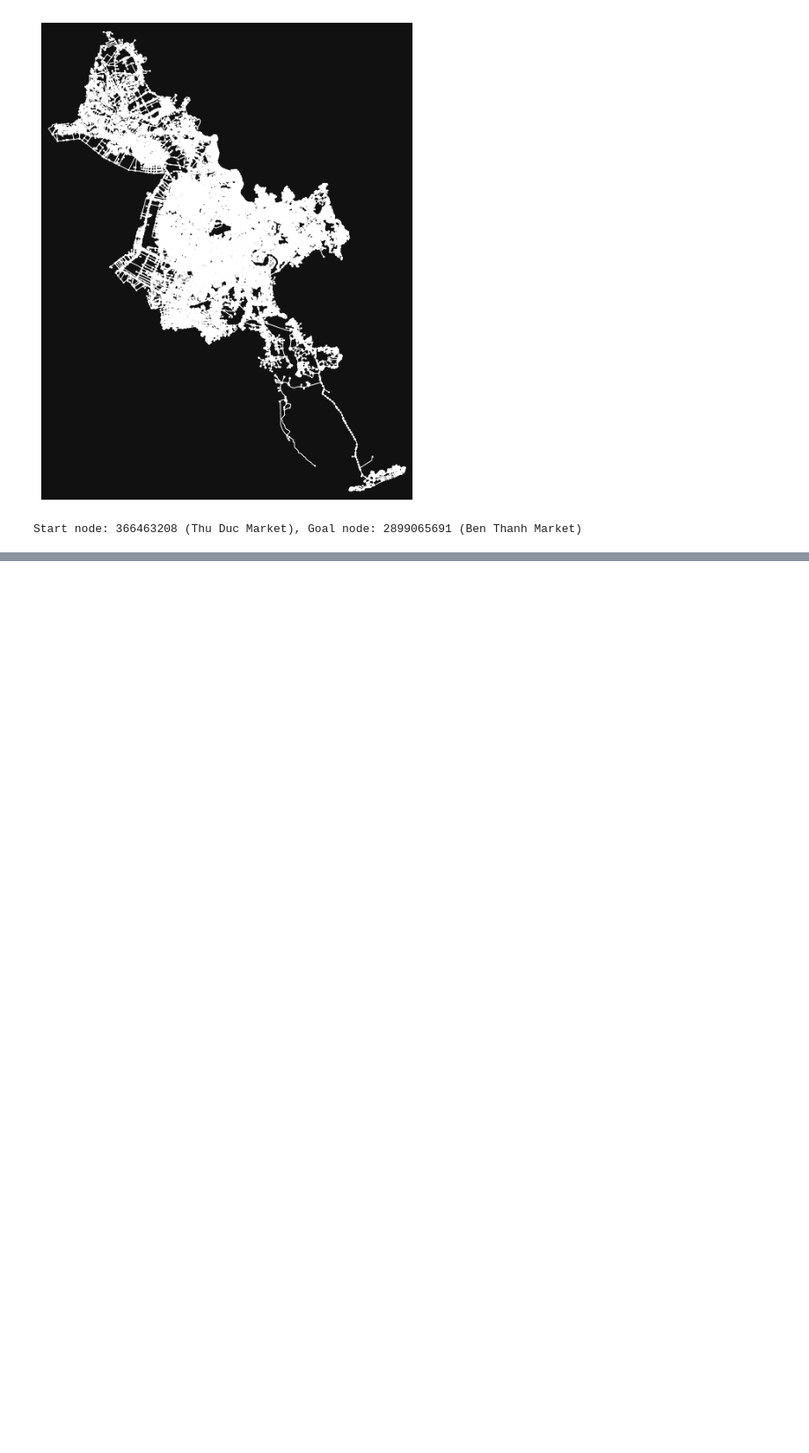
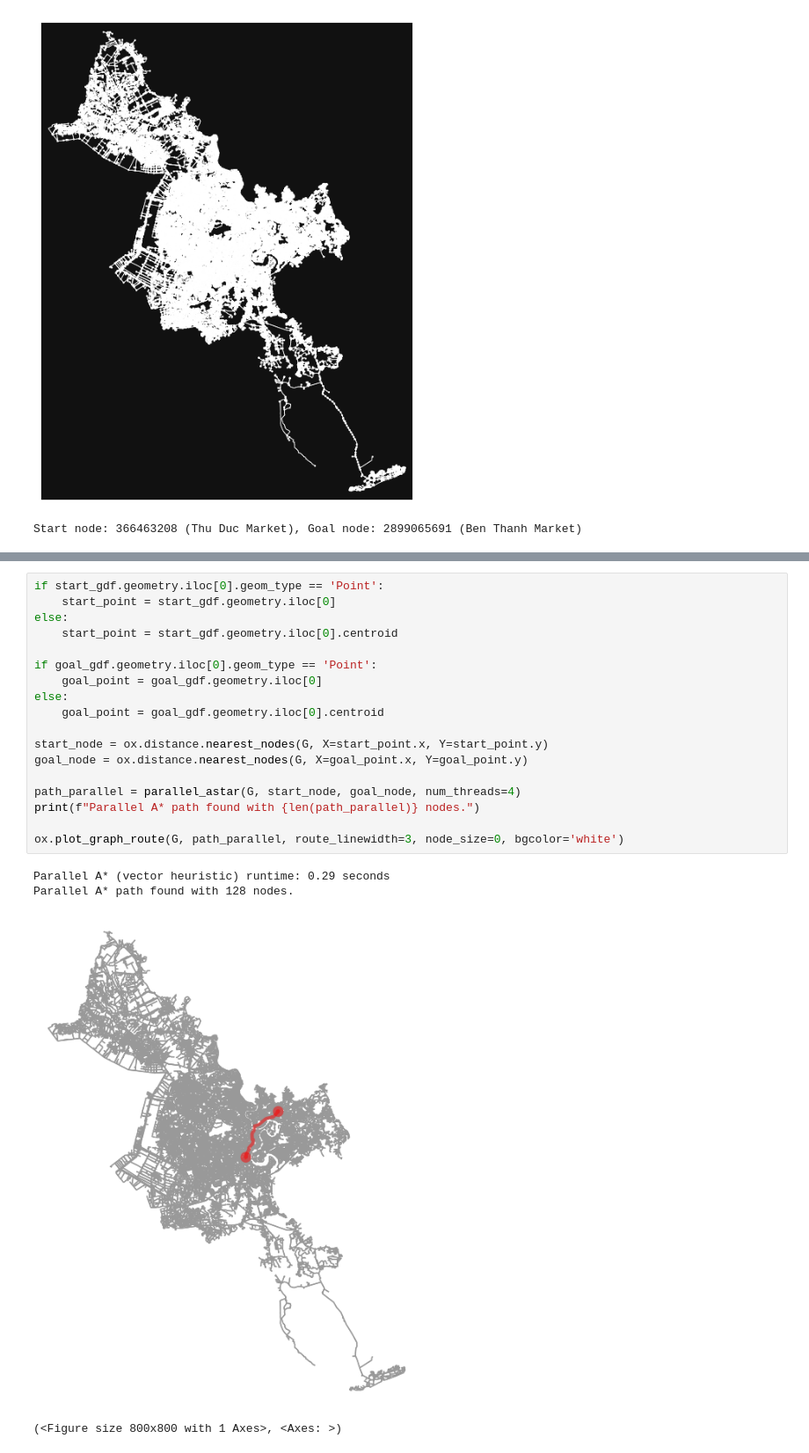
Before and after one commit to v-diepttn147/ParallelComputingA2, a Jupyter notebook: parallel_astar.ipynb, the cells around one changed output, grey strips where cells are left out. Shown: that part at 88% size. Saved outputs shown, nothing was run; the diff lists cells and outputs as text; blank space fills up the shorter version.

```diff
--- a/parallel_astar.ipynb
+++ b/parallel_astar.ipynb
@@ -169,0 +168,23 @@ Parallel A* path differs significantly from NetworkX shortest path.
+# %%
+if start_gdf.geometry.iloc[0].geom_type == 'Point':
+    start_point = start_gdf.geometry.iloc[0]
+else:
+    start_point = start_gdf.geometry.iloc[0].centroid
+
+if goal_gdf.geometry.iloc[0].geom_type == 'Point':
+    goal_point = goal_gdf.geometry.iloc[0]
+else:
+    goal_point = goal_gdf.geometry.iloc[0].centroid
+
+start_node = ox.distance.nearest_nodes(G, X=start_point.x, Y=start_point.y)
+goal_node = ox.distance.nearest_nodes(G, X=goal_point.x, Y=goal_point.y)
+
+path_parallel = parallel_astar(G, start_node, goal_node, num_threads=4)
+print(f"Parallel A* path found with {len(path_parallel)} nodes.")
+
+ox.plot_graph_route(G, path_parallel, route_linewidth=3, node_size=0, bgcolor='white')
+# %% [output]
+Parallel A* (vector heuristic) runtime: 0.29 seconds
+Parallel A* path found with 128 nodes.
+[figure, added]
+(<Figure size 800x800 with 1 Axes>, <Axes: >)
```
Also changed, not shown: parts of 9 cells of this notebook, 1 other file.
